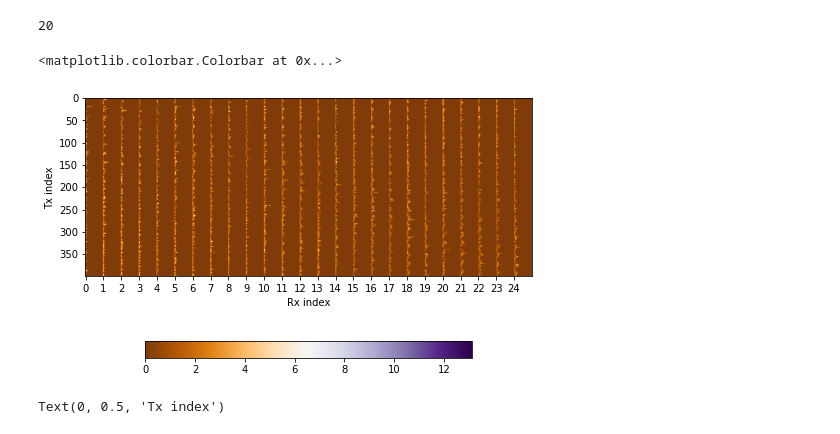
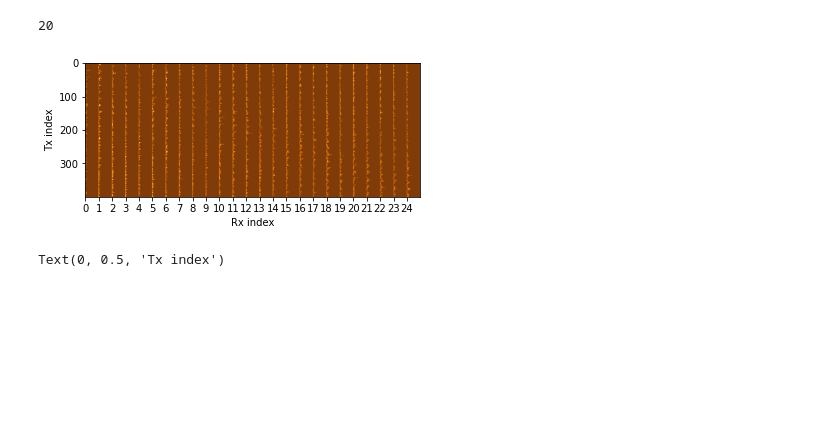
Before and after one commit to ukunliu/WSN_simulation, a Jupyter notebook: Simulation/transfer_learning.ipynb, the cells around one changed output. Saved outputs shown, nothing was run; the diff lists cells and outputs as text; code cells hidden in the pictures; blank space fills up the shorter version.

```diff
--- a/Simulation/transfer_learning.ipynb
+++ b/Simulation/transfer_learning.ipynb
@@ -10,13 +10,13 @@ import geopy.point as point
 from tools import *
 from pylab import *
 # %%
-london_20 = 'london_square_20'
+london_20 = 'london_square'
 paris_20 = 'paris_square_20'
 toulouse_20 = 'toulouse_square_20'
 
-base_ld = f'./dataset/data_with_building/london_square_20_cell.mat'
-base_pr = f'./dataset/data_with_building/{paris_20}_cell.mat'
-base_tl = f'./dataset/data_with_building/{toulouse_20}_cell.mat'
+base_ld = f'./dataset/london_square_cell.mat'
+base_pr = f'./dataset/{paris_20}_cell.mat'
+base_tl = f'./dataset/{toulouse_20}_cell.mat'
 # %%
 meta_ld, cirs_ld, dist_ld, Y_all_ld, RX_all_ld = read_mat(base_ld, london_20)
 meta_pr, cirs_pr, dist_pr, Y_all_pr, RX_all_pr = read_mat(base_pr, paris_20)
@@ -49,8 +49,8 @@ ext_toul = Extractor(cirs_toul, RX_all_toul)
 # X_pr = ext_pr.formatting_X()
 
 X_ld = ext_ld.amplitute_feature()
-# X_pr = ext_pr.amplitute_feature(ext_ld.max_reflection)
-# X_toul = ext_toul.amplitute_feature(ext_ld.max_reflection)
+X_pr = ext_pr.amplitute_feature(ext_ld.max_reflection)
+X_toul = ext_toul.amplitute_feature(ext_ld.max_reflection)
 
 # X_ld = ext_ld.coord_feature()
 # X_pr = ext_pr.coord_feature()
@@ -100,17 +99,16 @@ ext_ld.max_reflection
 # %%
 cirs_ld[0][1].shape
 s = StandardScaler()
 x = s.fit_transform(X_pr)
-plt.figure(figsize=(8,15))
+# plt.figure(figsize=(8,15))
 plt.imshow(X_ld, cmap='PuOr')
 plt.xticks(np.arange(0,25)*40,np.arange(0,25))
 plt.xlabel('Rx index')
 plt.ylabel('Tx index')
-plt.colorbar(orientation='horizontal',fraction=0.02, pad=.08)
-# plt.savefig('../imgs/dataset.pdf')
+# plt.colorbar(orientation='horizontal',fraction=0.02, pad=.08)
+plt.savefig('../imgs/dataset_small.eps')
 # %% [output]
-<matplotlib.colorbar.Colorbar at 0x...>
-[figure, old version]
+[figure, new version]
 # %%
 plt.figure(figsize=(10,10))
 plt.imshow(X_pr.T, cmap='PuOr')
```
Also changed, not shown: parts of 29 cells of this notebook, 43 other files.
